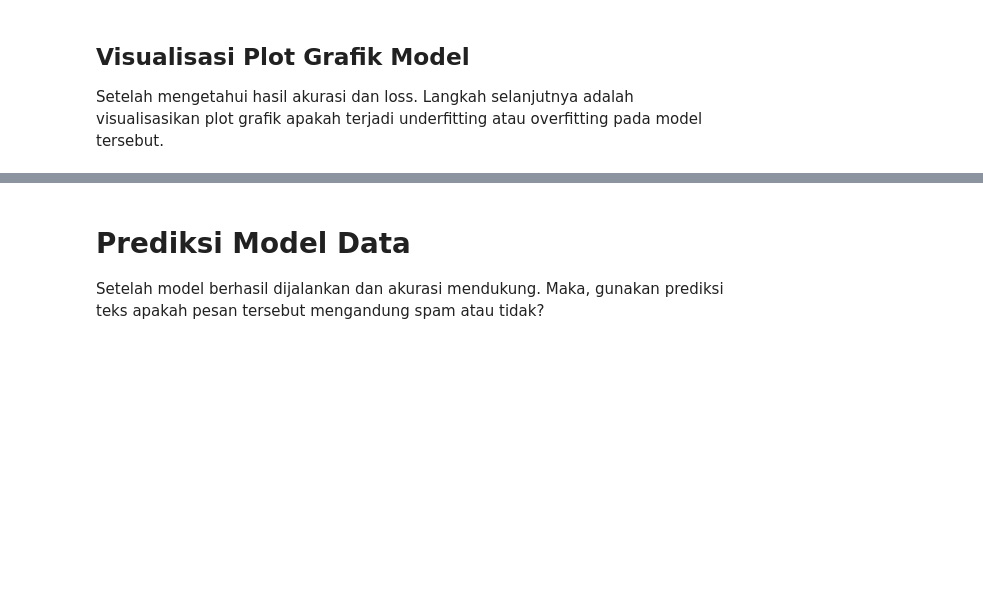
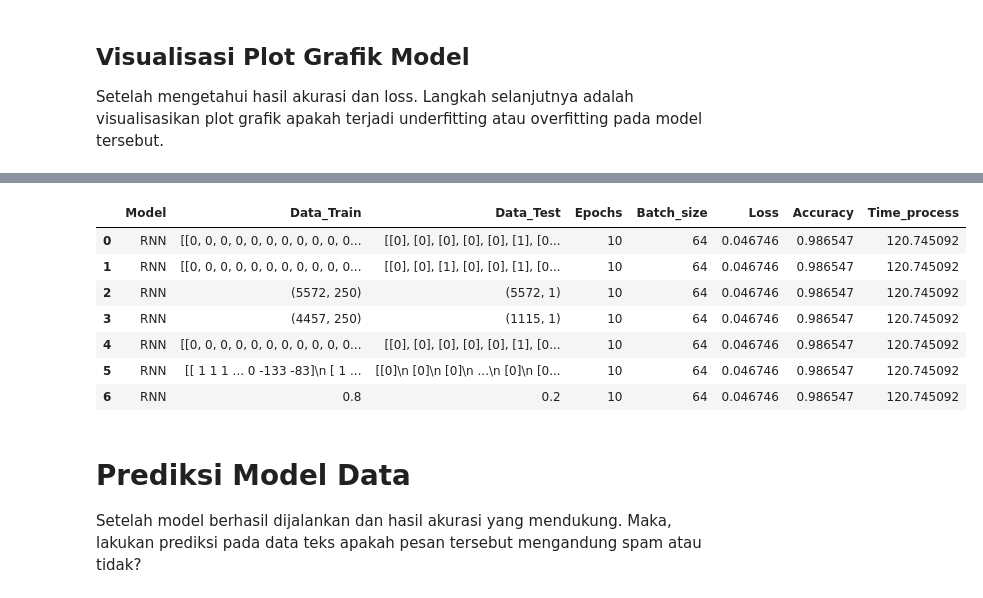
Before and after one commit to fendy07/text-classification-nlp, a Jupyter notebook: spam_text_classification.ipynb, the cells around one changed output, grey strips where cells are left out. Saved outputs shown, nothing was run; the diff lists cells and outputs as text; code cells hidden in the pictures; blank space fills up the shorter version.

```diff
--- a/spam_text_classification.ipynb
+++ b/spam_text_classification.ipynb
@@ -522,0 +556,23 @@ plt.show()
+# %%
+evaluation = pd.DataFrame({'Model': [],
+                           'Data_Train': [],
+                           'Data_Test': [],
+                           'Epochs': [],
+                           'Batch_size':[],
+                           'Loss': [],
+                           'Accuracy': [],
+                           'Time_process': []
+                           })
+# %%
+r = evaluation.shape[0]
+evaluation.loc[r] = ['RNN', str(1 - 0.2), str(0.2), EPOCHS, BATCH_SIZE, result[0], result[1], sum(cb.logs)]
+evaluation
+# %% [output]
+|  | Model | Data_Train | Data_Test | Epochs | Batch_size | Loss | Accuracy | Time_process |
+| 0 | RNN | [[0, 0, 0, 0, 0, 0, 0, 0, 0, 0, 0... | [[0], [0], [0], [0], [0], [1], [0... | 10 | 64 | 0.046746 | 0.986547 | 120.745092 |
+| 1 | RNN | [[0, 0, 0, 0, 0, 0, 0, 0, 0, 0, 0... | [[0], [0], [1], [0], [0], [1], [0... | 10 | 64 | 0.046746 | 0.986547 | 120.745092 |
+| 2 | RNN | (5572, 250) | (5572, 1) | 10 | 64 | 0.046746 | 0.986547 | 120.745092 |
+| 3 | RNN | (4457, 250) | (1115, 1) | 10 | 64 | 0.046746 | 0.986547 | 120.745092 |
+| 4 | RNN | [[0, 0, 0, 0, 0, 0, 0, 0, 0, 0, 0... | [[0], [0], [0], [0], [0], [1], [0... | 10 | 64 | 0.046746 | 0.986547 | 120.745092 |
+| 5 | RNN | [[ 1 1 1 ... 0 -133 -83]\n [ 1 ... | [[0]\n [0]\n [0]\n ...\n [0]\n [0... | 10 | 64 | 0.046746 | 0.986547 | 120.745092 |
+| 6 | RNN | 0.8 | 0.2 | 10 | 64 | 0.046746 | 0.986547 | 120.745092 |
@@ -523,5 +593,5 @@ plt.show()
 # %% [markdown]
-# Prediksi Model Data
+# **Prediksi Model Data**
 
-Setelah model berhasil dijalankan dan akurasi mendukung. Maka, gunakan prediksi teks apakah pesan tersebut mengandung spam atau tidak?
+Setelah model berhasil dijalankan dan hasil akurasi yang mendukung. Maka, lakukan prediksi pada data teks apakah pesan tersebut mengandung spam atau tidak?
 # %%
```
Also changed, not shown: parts of 18 cells of this notebook.
